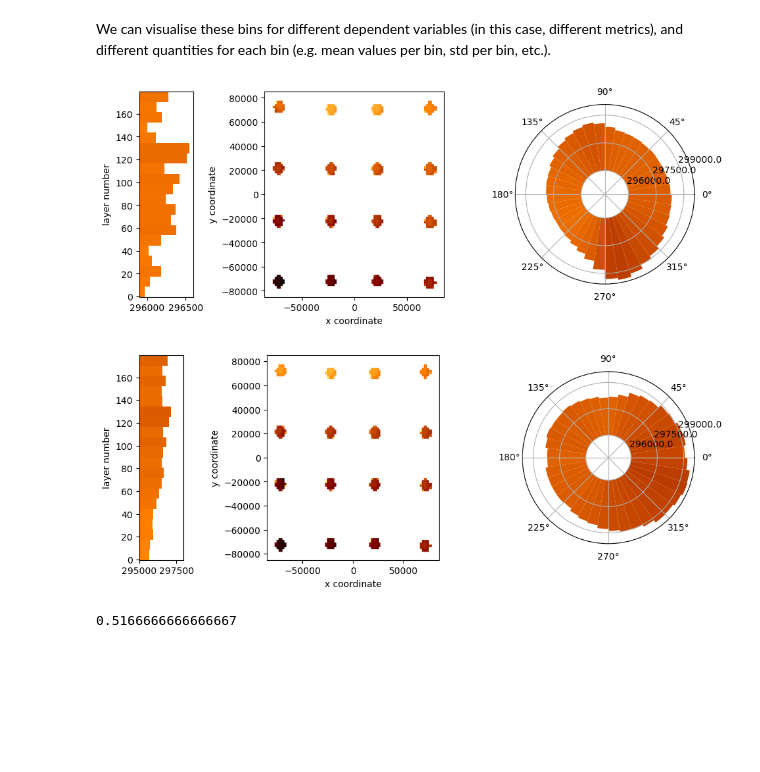
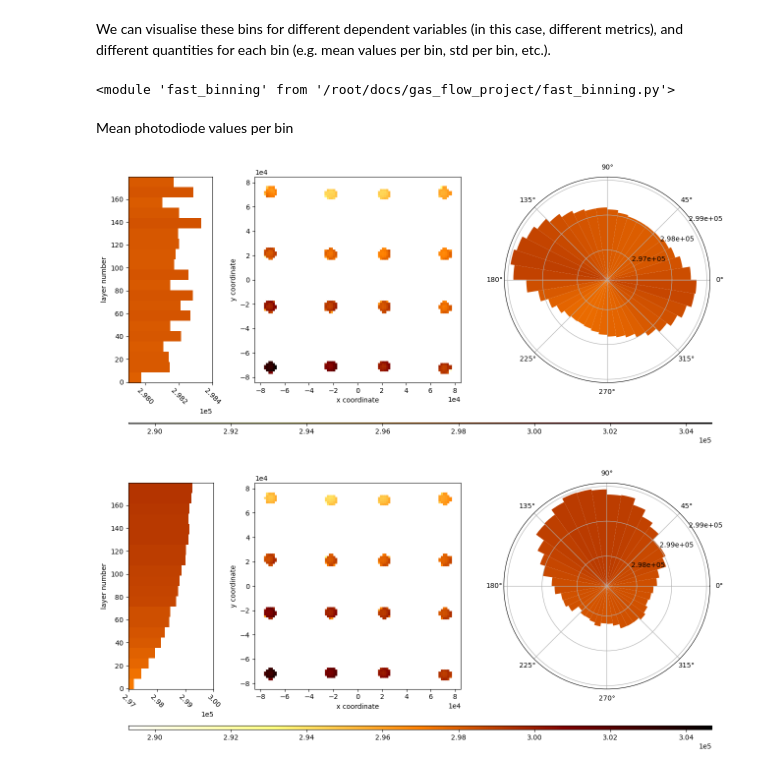
Before and after one commit to PatLT/grouch-binning, a Jupyter notebook: binning_v2.ipynb, the cells around one changed output. Cells and saved outputs as stored; diff of their text form; code cells hidden in the pictures; blank space fills up the shorter version.

Commit message:
Greatly improved the flexibility and defaults in the plot_bins code. Fixed a bug in the calculation of orientation.

```diff
--- a/binning_v2.ipynb
+++ b/binning_v2.ipynb
@@ -21,17 +18,16 @@ reload(fast_binning)
 # %%
 dir_ = "onderive_data_2/12Hz/"
 # %%
-test_path = dir_ + "layer368.csv"
+test_path = dir_ + "layer360.csv"
 test = pd.read_csv(test_path,header=0,index_col=0)
 var_labels = test.loc[:,"Photodiode":].columns.drop(["Z","Frame","Layer"])
+var_labels = var_labels.append(pd.Index(["Distance traversed"]))
 x_grid,y_grid = fast_binning.optimal_grid(["X","Y"],
                                           test,
                                           [4,4],
                                           sub_divisions=6,
                                           aux_variable="P",
                                           tol=1000.0)
-# Get a dictionary that can be used to convert dtype for csv reads.
-col_types = {col:np.float32 if test[col].dtype == "float64" else np.uint32 if test[col].dtype == "int64" else None for col in test.columns}
 # %%
 XY_data = fast_binning.DataBins(["X","Y"],[x_grid,y_grid],var_labels)
 th_data = fast_binning.DataBins(["Orientation"],[np.linspace(-np.pi,np.pi,41,endpoint=True)],var_labels)
@@ -60,25 +56,33 @@ for file in tqdm.tqdm(sorted(listdir(dir_),
     df = fast_binning.expand_df(df)
     fast_binning.process_dataframe(df,XY_data_30Hz,th_data_30Hz,Zl_data_30Hz)
+# %%
+reload(fast_binning)
+# %% [output]
+<module 'fast_binning' from '/root/docs/gas_flow_project/fast_binning.py'>
+# %% [markdown]
+Mean photodiode values per bin
 # %%
-fig = plt.figure(figsize=(9.7,4.0))
+fig = plt.figure(figsize=(13.0,6.0))
 ax_z,ax_xy,ax_th,vrange = fast_binning.plot_bins(fig,
                        "Photodiode",
                        XY_data,
                        th_data,
                        Zl_data,
-                       "mean")
+                       "mean",
+                       normalisation='linear')
 fig.tight_layout()
 # %% [output]
-[figure, old version]
+[figure, new version]
 # %%
-fig = plt.figure(figsize=(9.7,4.0))
-fast_binning.plot_bins(fig,
+fig = plt.figure(figsize=(13.0,6.0))
+ax_z,ax_xy,ax_th,vrange = fast_binning.plot_bins(fig,
                        "Photodiode",
                        XY_data_30Hz,
                        th_data_30Hz,
                        Zl_data_30Hz,
-                       "mean",
-                       vrange=vrange)
+                       vrange=vrange,
+                       quantity="mean",
+                       normalisation='linear')
 fig.tight_layout()
 # %% [output]
-[figure, old version]
+[figure, new version]
@@ -94,4 +88,0 @@ test_2 = pd.read_csv(test_path,header=0,index_col=0,engine='c',dtype=col_types)
-# %%
-test_2.memory_usage(deep=True).sum() / test.memory_usage(deep=True).sum()
-# %% [output]
-0.5166666666666667
```
Also changed, not shown: parts of 17 cells of this notebook, 1 other file.
